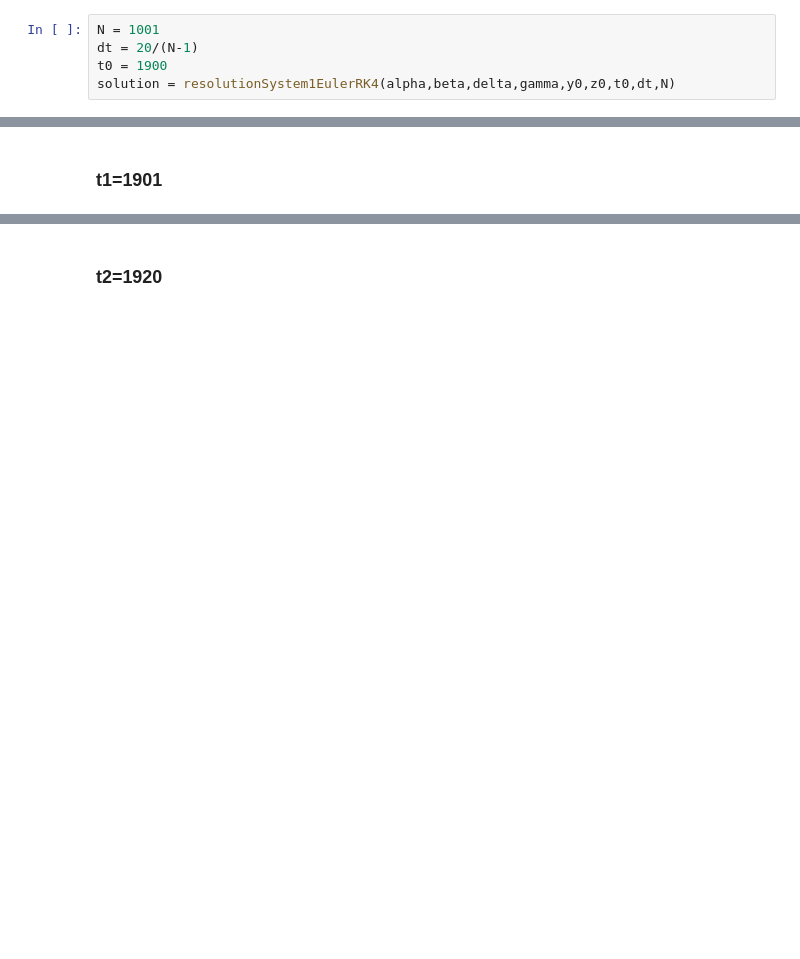
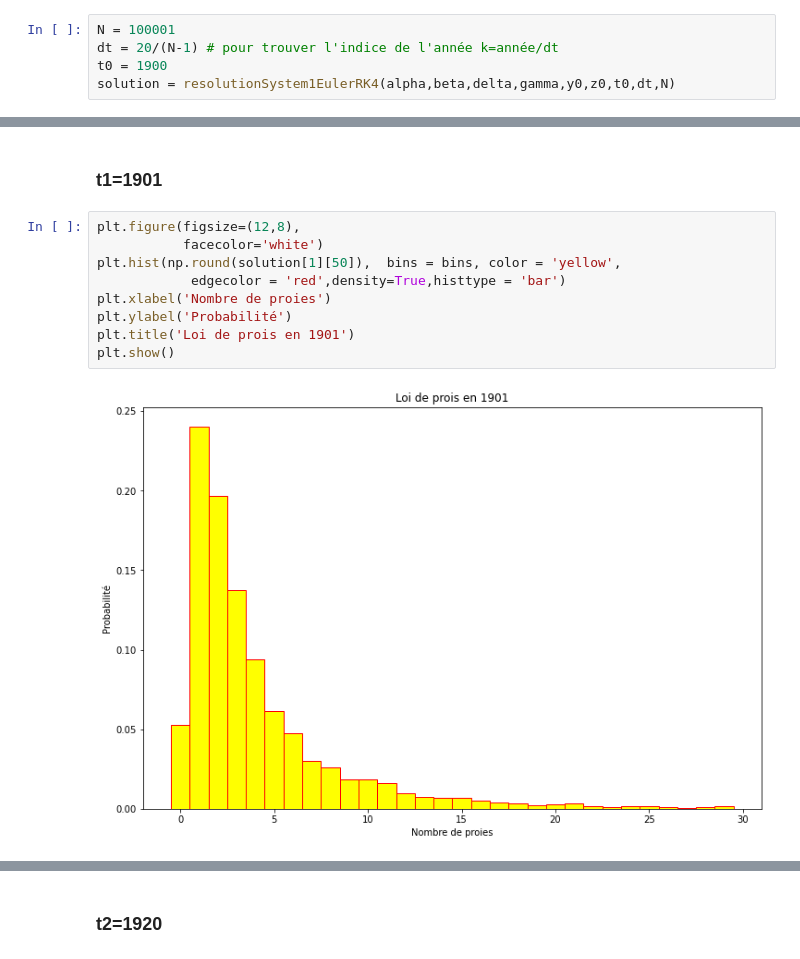
Before and after one commit to ZayedH/MAP568_project, a Jupyter notebook: MAP568.ipynb, the cells around one changed output, grey strips where cells are left out. Saved outputs shown, nothing was run; the diff lists cells and outputs as text; blank space fills up the shorter version.

```diff
--- a/MAP568.ipynb
+++ b/MAP568.ipynb
@@ -43,8 +44,8 @@ gamma = np.random.lognormal(0.5,0.2,Nsamples)
 y0 = np.random.lognormal(1,1,Nsamples)
 z0 = np.random.lognormal(1,1,Nsamples)
 # %%
-N = 1001
-dt = 20/(N-1)
+N = 100001
+dt = 20/(N-1) # pour trouver l'indice de l'année k=année/dt
 t0 = 1900
 solution = resolutionSystem1EulerRK4(alpha,beta,delta,gamma,y0,z0,t0,dt,N)
 # %%
@@ -62,2 +83,13 @@ meanz,sigma2z = MC(z0)
 # %% [markdown]
 ### t1=1901
+# %%
+plt.figure(figsize=(12,8),
+           facecolor='white')
+plt.hist(np.round(solution[1][50]),  bins = bins, color = 'yellow',
+            edgecolor = 'red',density=True,histtype = 'bar')
+plt.xlabel('Nombre de proies')
+plt.ylabel('Probabilité')
+plt.title('Loi de prois en 1901')
+plt.show()
+# %% [output]
+[figure, added]
```
Also changed, not shown: parts of 10 cells of this notebook.
